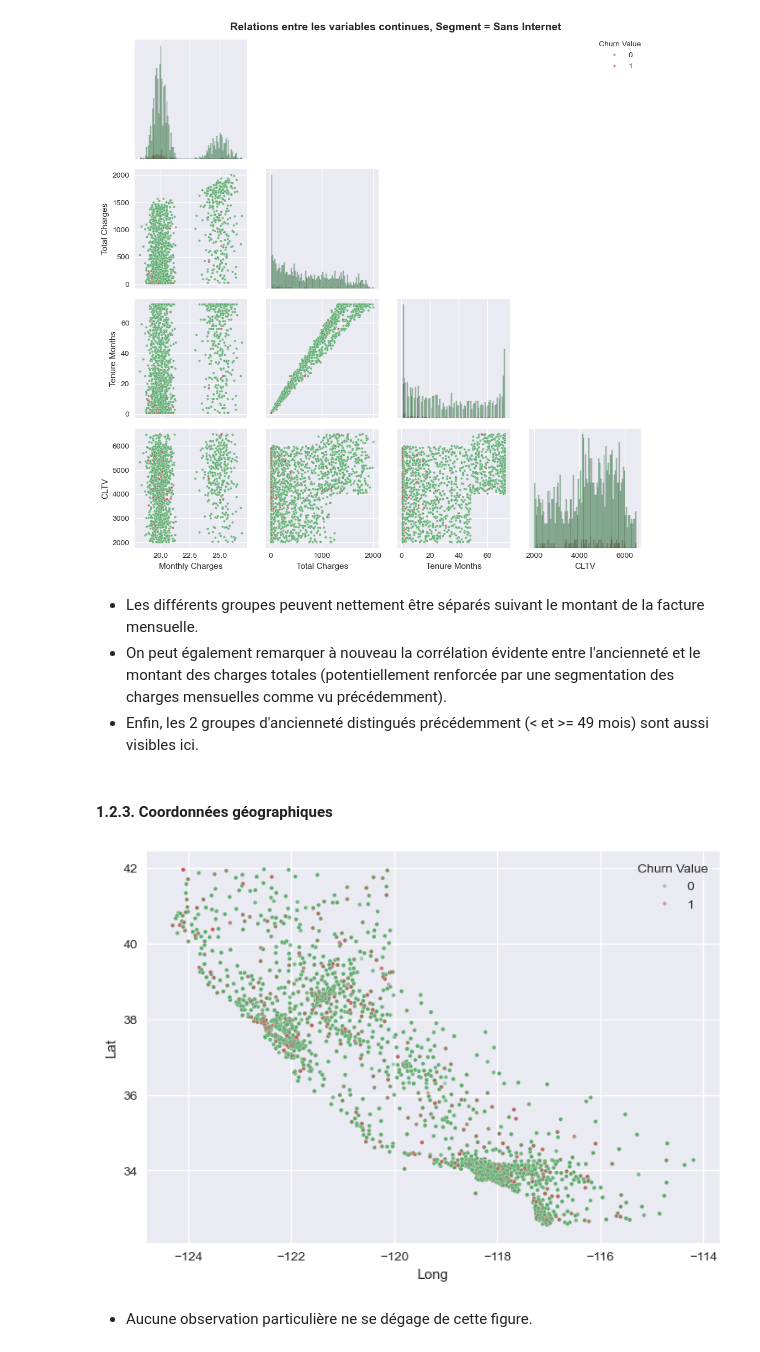
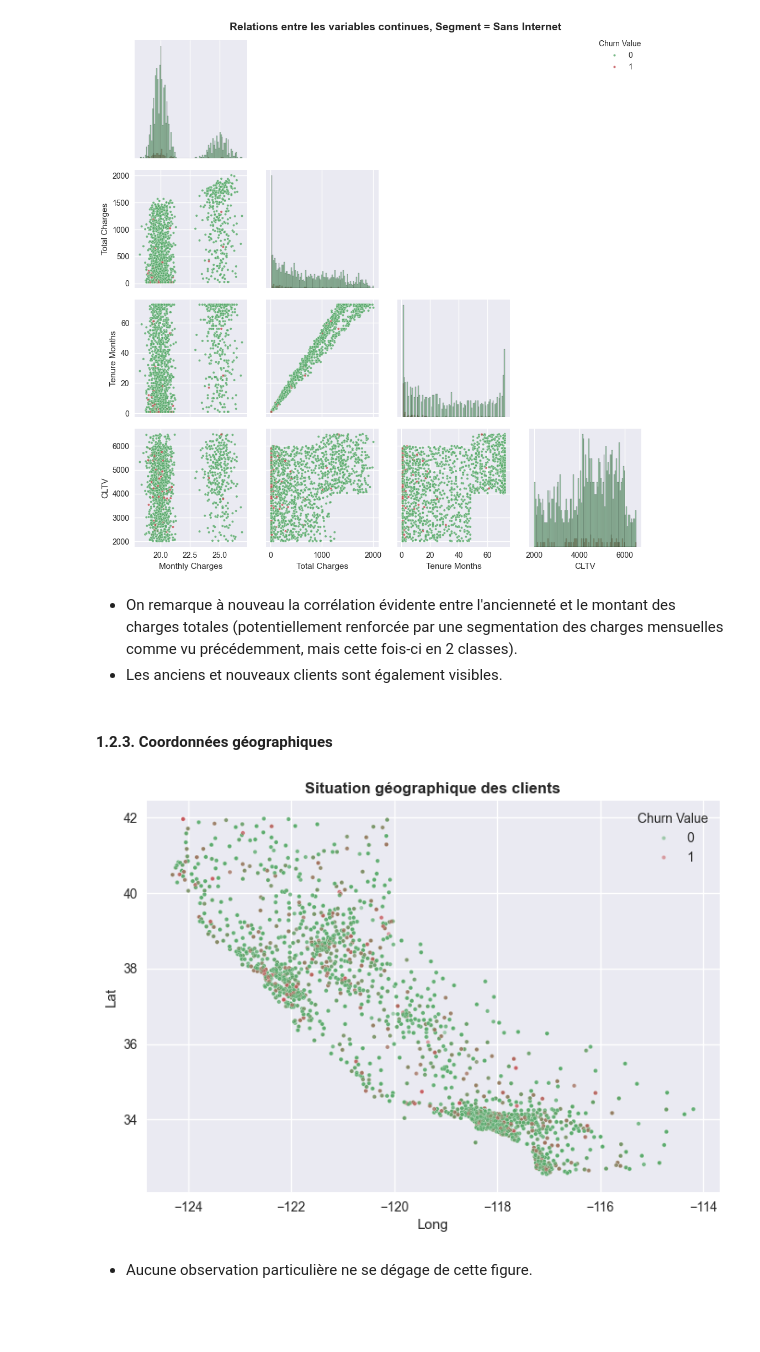
Before and after one commit to bryantchakote/churn-services-numeriques, a Jupyter notebook: work.ipynb, the cells around one changed output. Drawn from its saved outputs; the diff is of its cells as text; code cells hidden in the pictures; blank space fills up the shorter version.

```diff
--- a/work.ipynb
+++ b/work.ipynb
@@ -663,6 +606,5 @@ plot_cont_vs_cont(df=df_no_internet, vars=cols, segment=segment)
 # %% [output]
 [figure]
 # %% [markdown]
-- Les différents groupes peuvent nettement être séparés suivant le montant de la facture mensuelle.
-- On peut également remarquer à nouveau la corrélation évidente entre l'ancienneté et le montant des charges totales (potentiellement renforcée par une segmentation des charges mensuelles comme vu précédemment).
-- Enfin, les 2 groupes d'ancienneté distingués précédemment (< et >= 49 mois) sont aussi visibles ici.
+- On remarque à nouveau la corrélation évidente entre l'ancienneté et le montant des charges totales (potentiellement renforcée par une segmentation des charges mensuelles comme vu précédemment, mais cette fois-ci en 2 classes).
+- Les anciens et nouveaux clients sont également visibles.
@@ -678,9 +620,10 @@ df_no_internet["Monthly Charges Cluster"] = df_no_internet["Monthly Charges Clus
 # %% [markdown]
 #### **1.2.3. Coordonnées géographiques**
 # %%
-sns.scatterplot(df, x="Long", y="Lat", hue=target, s=10, alpha=0.5, palette=[color_g, color_r])
+sns.scatterplot(df, x="Long", y="Lat", hue=target, s=10, alpha=0.5, palette=sns.color_palette()[1:3])
+plt.title("Situation géographique des clients", weight="bold")
 plt.show()
 # %% [output]
-[figure, old version]
+[figure, new version]
 # %% [markdown]
 - Aucune observation particulière ne se dégage de cette figure.
```
Also changed, not shown: parts of 96 cells of this notebook.
